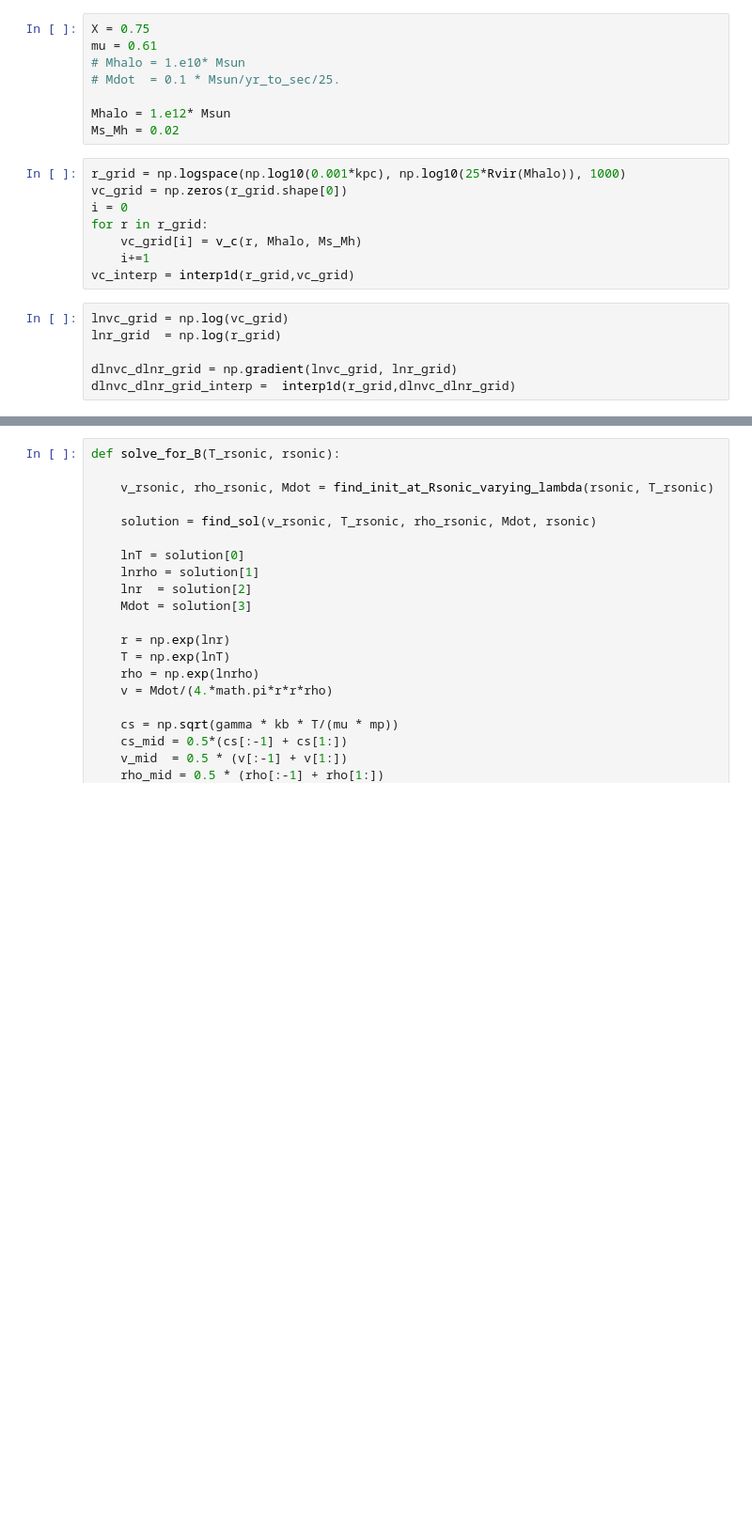
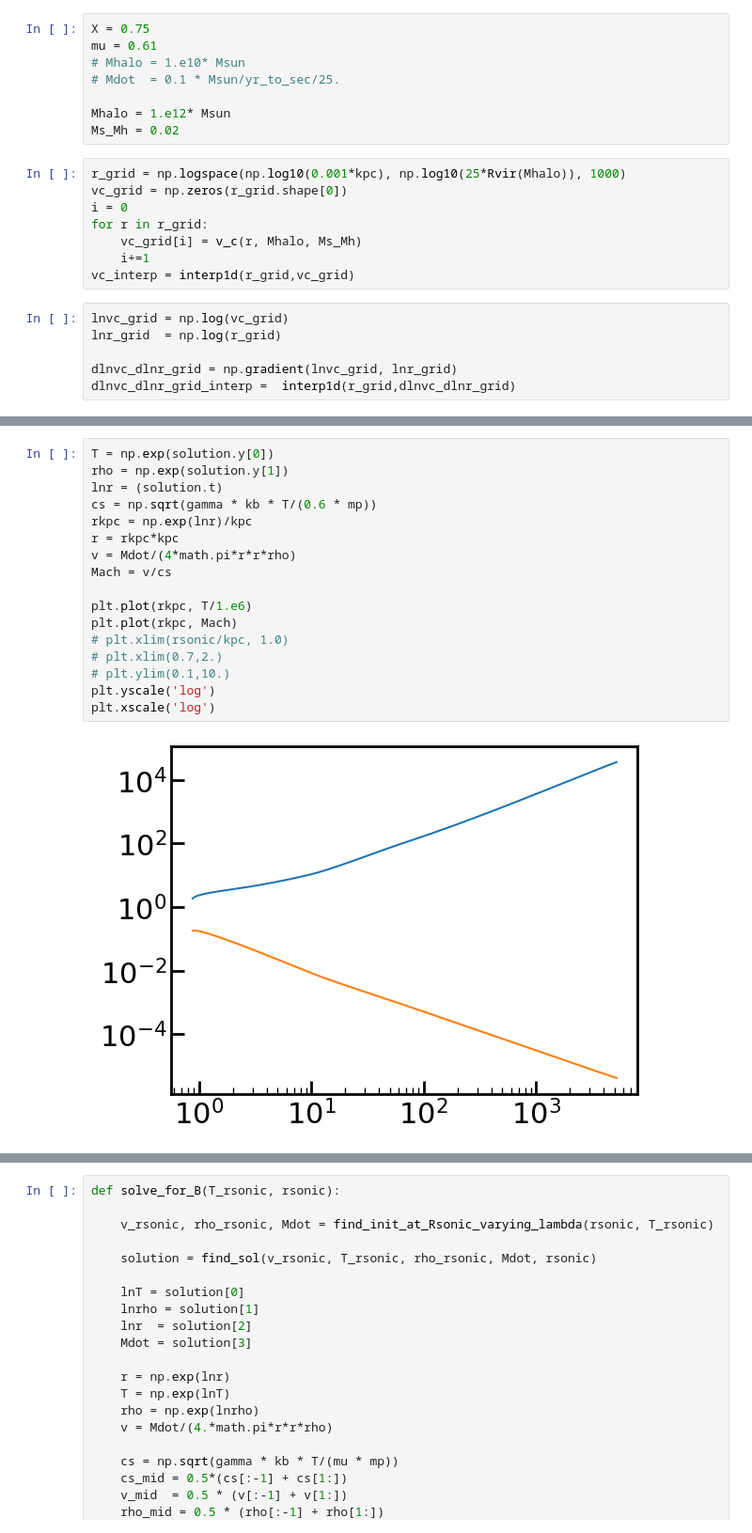
Before and after one commit to aditivijayan/CoolingFlow, a Jupyter notebook: full_solution_wlambda_func.ipynb, the cells around one changed output, grey strips where cells are left out. Shown: that part at 94% size. Saved outputs shown, nothing was run; the diff lists cells and outputs as text; blank space fills up the shorter version.

```diff
--- a/full_solution_wlambda_func.ipynb
+++ b/full_solution_wlambda_func.ipynb
@@ -347,0 +342,19 @@ image_name = 'Figures/solution_' + str(Mdot*yr_to_sec/Msun) +'.jpeg'
+# %%
+T = np.exp(solution.y[0])
+rho = np.exp(solution.y[1])
+lnr = (solution.t)
+cs = np.sqrt(gamma * kb * T/(0.6 * mp))
+rkpc = np.exp(lnr)/kpc
+r = rkpc*kpc
+v = Mdot/(4*math.pi*r*r*rho)
+Mach = v/cs
+
+plt.plot(rkpc, T/1.e6)
+plt.plot(rkpc, Mach)
+# plt.xlim(rsonic/kpc, 1.0)
+# plt.xlim(0.7,2.)
+# plt.ylim(0.1,10.)
+plt.yscale('log')
+plt.xscale('log')
+# %% [output]
+[figure, added]
```
Also changed, not shown: parts of 11 cells of this notebook, 4 other files.
